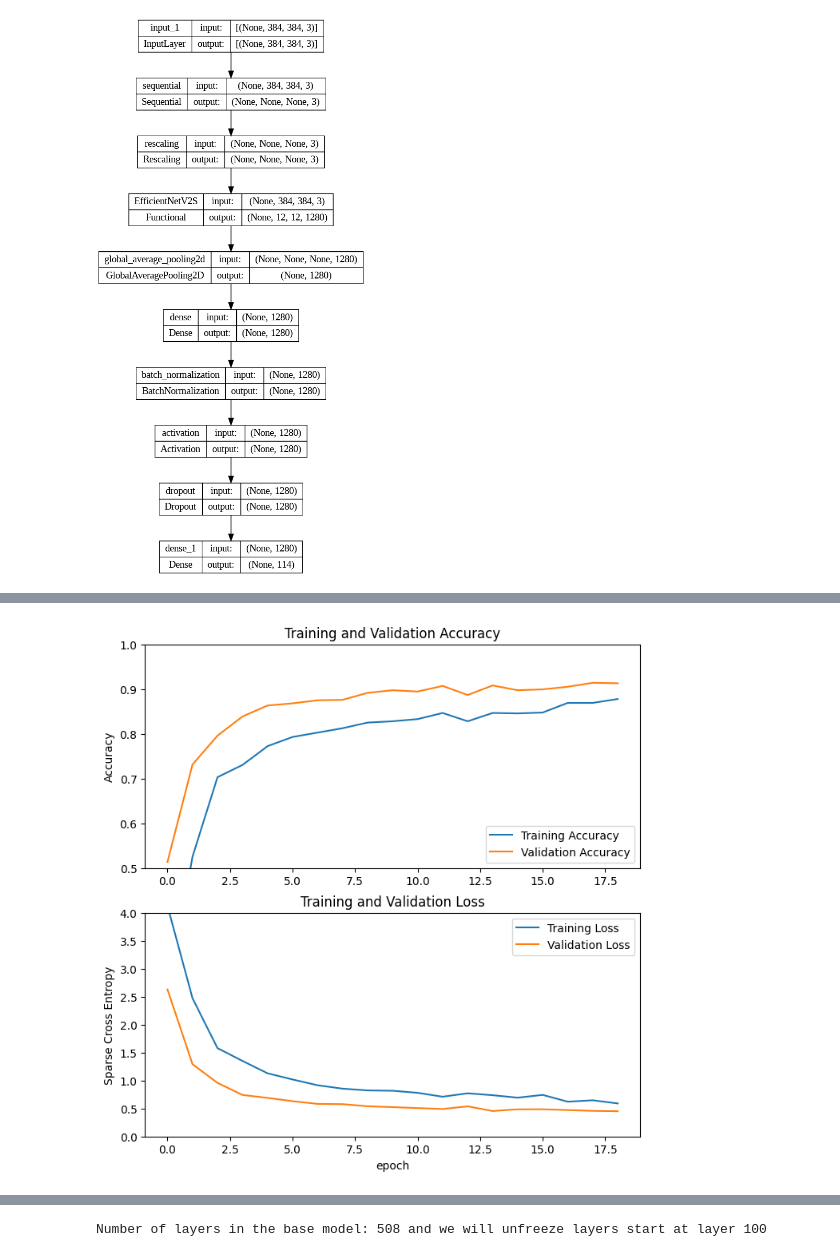
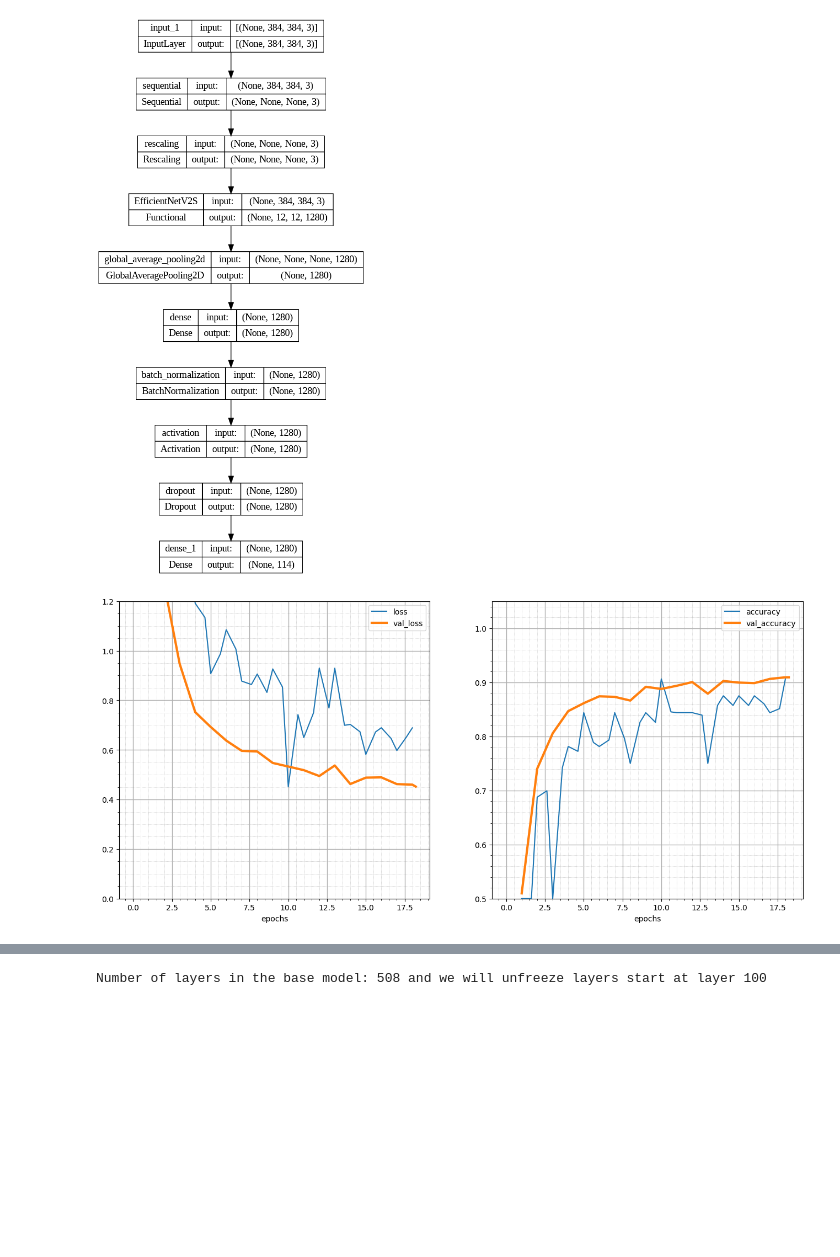
Before and after one commit to GiziSight/Machine-Learning, a Jupyter notebook: CapstoneProject.ipynb, the cells around one changed output, grey strips where cells are left out. Drawn from its saved outputs; the diff is of its cells as text; code cells hidden in the pictures; blank space fills up the shorter version.

Commit message:
Update Model Training Code
update some code to make a visualization

```diff
--- a/CapstoneProject.ipynb
+++ b/CapstoneProject.ipynb
@@ -50,7 +178,7 @@ train = '/content/DATASET/train'
 val = '/content/DATASET/val'
 test = '/content/DATASET/test'
 # %%
-train_ds = tf.keras.utils.image_dataset_from_directory(
+train_ds = image_dataset_from_directory(
   train,
   seed=42,
   shuffle=True,
@@ -58,7 +186,7 @@ train_ds = tf.keras.utils.image_dataset_from_directory(
   image_size=(384, 384),
   batch_size=32)
 
-val_ds = tf.keras.utils.image_dataset_from_directory(
+val_ds = image_dataset_from_directory(
   val,
   seed=42,
   shuffle=True,
@@ -66,7 +194,7 @@ val_ds = tf.keras.utils.image_dataset_from_directory(
   image_size=(384, 384),
   batch_size=32)
 
-test_ds = tf.keras.utils.image_dataset_from_directory(
+test_ds = image_dataset_from_directory(
   test,
   seed=42,
   shuffle=True,
@@ -111,18 +237,18 @@ rescale = Rescaling(1./127.5, offset=-1)
 efnet = keras_efficientnet_v2.EfficientNetV2S(input_shape=(384, 384, 3), num_classes=0, pretrained="imagenet21k", include_preprocessing=False)
 efnet.trainable = False
 
-tf.keras.backend.clear_session()
-inputs = tf.keras.Input(shape=(384, 384, 3))
+backend.clear_session()
+inputs = Input(shape=(384, 384, 3))
 x = data_augmentation(inputs)
 x = rescale(x)
 x = efnet(x, training=False)
 x = GlobalAveragePooling2D()(x)
-x = Dense(1280, use_bias = False, kernel_initializer = VarianceScaling(seed=42), kernel_regularizer = L2(0.0001))(x)
+x = Dense(1280, use_bias = False, kernel_initializer = VarianceScaling(seed=42), kernel_regularizer = L2(1e-4))(x)
 x = BatchNormalization(center = True, scale = False)(x)
 x = Activation('relu')(x)
 x = Dropout(.3)(x)
 outputs = Dense(114, activation = 'softmax', kernel_initializer = VarianceScaling(seed=42))(x)
-model = tf.keras.Model(inputs, outputs)
+model = Model(inputs, outputs)
 
 model.summary()
 # %% [output]
@@ -149,14 +275,18 @@ tf.keras.utils.plot_model(model, show_shapes=True)
 [figure]
 # %%
 model.compile(loss= 'sparse_categorical_crossentropy',
-              optimizer=tf.optimizers.Adam(learning_rate = 3e-4),
+              optimizer=Adam(learning_rate = 3e-4),
               metrics=['accuracy'])
+
+plot_training = PlotTraining(sample_rate=20, zoom=1)
 # %%
 history = model.fit(
       train_ds,
       epochs=20,
       steps_per_epoch = 32,
       validation_data=val_ds,
       validation_steps = 32,
+      callbacks=[plot_training],
       verbose=2)
 # %% [output]
+[figure, added]
@@ -182,27 +293,0 @@ WARNING:tensorflow:Your input ran out of data; interrupting training. Make sure
-# %%
-acc = history.history['accuracy']
-val_acc = history.history['val_accuracy']
-
-loss = history.history['loss']
-val_loss = history.history['val_loss']
-
-plt.figure(figsize=(8, 8))
-plt.subplot(2, 1, 1)
-plt.plot(acc, label='Training Accuracy')
-plt.plot(val_acc, label='Validation Accuracy')
-plt.legend(loc='lower right')
-plt.ylabel('Accuracy')
-plt.ylim(0.5,1)
-plt.title('Training and Validation Accuracy')
-
-plt.subplot(2, 1, 2)
-plt.plot(loss, label='Training Loss')
-plt.plot(val_loss, label='Validation Loss')
-plt.legend(loc='upper right')
-plt.ylabel('Sparse Cross Entropy')
-plt.ylim([0,4.0])
-plt.title('Training and Validation Loss')
-plt.xlabel('epoch')
-plt.show()
-# %% [output]
-[figure, removed]
```
Also changed, not shown: parts of 22 cells of this notebook.
